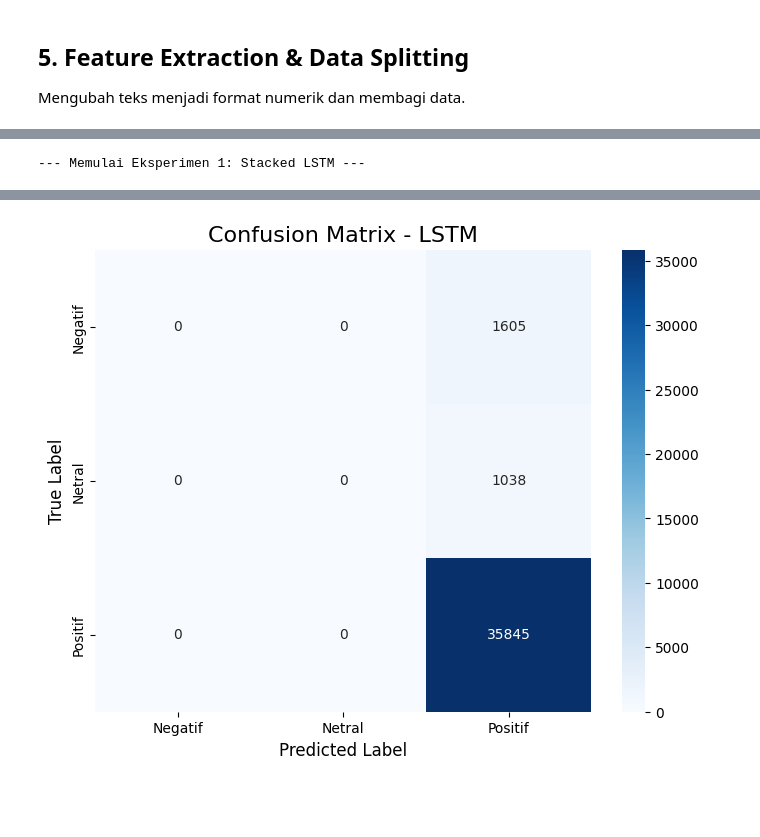
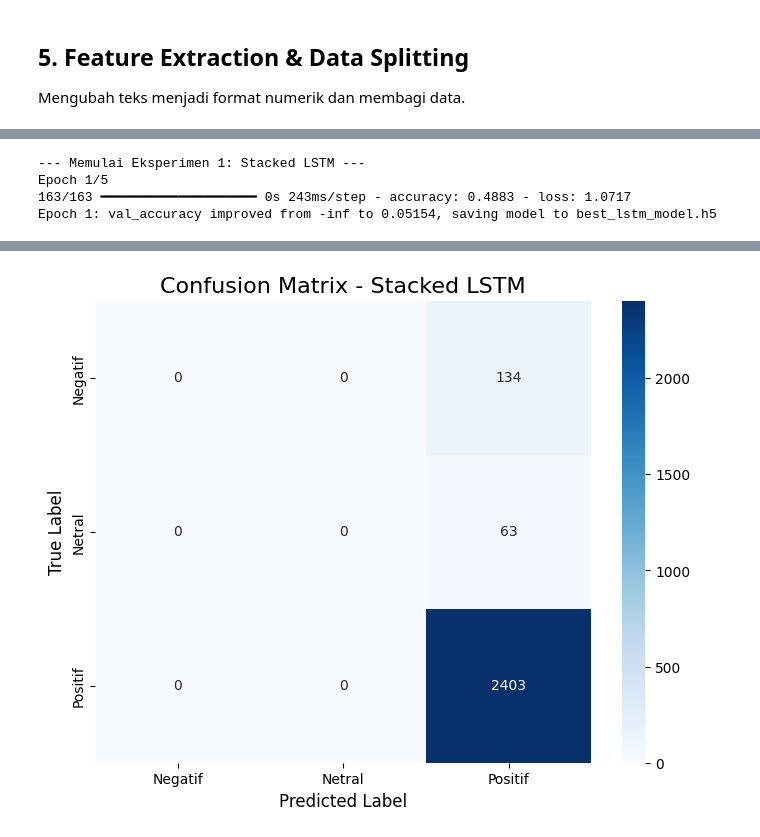
Before and after one commit to husainfadhlillah/dicoding-AppProductReview-SentimentAnalysis, a Jupyter notebook: pelatihan_model_sentiment_analysis_duolingo.ipynb, the cells around one changed output, grey strips where cells are left out. Drawn from its saved outputs; the diff is of its cells as text; code cells hidden in the pictures; blank space fills up the shorter version.

```diff
--- a/pelatihan_model_sentiment_analysis_duolingo.ipynb
+++ b/pelatihan_model_sentiment_analysis_duolingo.ipynb
@@ -65,9 +123,16 @@ Memuat dataset yang telah di-scrape dan melakukan pelabelan sentimen.
 # Memuat dataset dari file CSV
 df = pd.read_csv('dataset_duolingo.csv')
 
-# Menampilkan 5 data teratas dan informasi dasar
-print("Data Awal:")
+# Menampilkan 5 baris pertama
+print("\nLima baris pertama dari dataset:")
 print(df.head())
+
+# Menampilkan informasi dasar (tipe data, nilai non-null)
 print("\nInformasi Dataset:")
 df.info()
+
+# Memeriksa dan menghapus data duplikat jika ada
+initial_rows = len(df)
+df.drop_duplicates(inplace=True)
+print(f"\nJumlah baris duplikat yang dihapus: {initial_rows - len(df)}")
 # %% [output]
@@ -209,6 +267,10 @@ def preprocess_text(text):
     text = re.sub(r'[0-9]+', '', text)
     text = text.translate(str.maketrans('', '', string.punctuation))
     text = text.strip()
+    # Normalisasi Slang
+    words = text.split()
+    words = [slang_dict[word] if word in slang_dict else word for word in words]
+    text = " ".join(words)
     # Tokenizing: memecah teks menjadi token/kata
     tokens = word_tokenize(text)
     # Filtering (Stopword removal): menghapus kata-kata umum
@@ -293,5 +420,8 @@ X_test_tfidf = tfidf_vectorizer.transform(X_test)
 Melatih dan mengevaluasi tiga model berbeda untuk perbandingan.
 # %%
+# Inisialisasi dictionary untuk menyimpan hasil
+training_scheme_results = {}
+
 # --- Fungsi untuk Visualisasi Confusion Matrix ---
 def plot_confusion_matrix(y_true, y_pred, model_name): # agar bisa digunakan berulang kali untuk setiap model
     cm = confusion_matrix(y_true, y_pred)
@@ -306,50 +436,48 @@ def plot_confusion_matrix(y_true, y_pred, model_name): # agar bisa digunakan ber
 # %%
-# --- Eksperimen 1: Deep Learning - LSTM ---
+# --- Eksperimen 1: Deep Learning - Stacked LSTM ---
 # Target akurasi > 92%
+# Tokenisasi dan Padding untuk model LSTM (dilakukan pada data asli sebelum SMOTE)
+vocab_size = 10000; embedding_dim = 128; max_length = 150; trunc_type = 'post'; padding_type = 'post'; oov_tok = "<OOV>"
+tokenizer = Tokenizer(num_words=vocab_size, oov_token=oov_tok)
+tokenizer.fit_on_texts(X_train)
+X_train_pad = pad_sequences(tokenizer.texts_to_sequences(X_train), maxlen=max_length, padding=padding_type, truncating=trunc_type)
+X_test_pad = pad_sequences(tokenizer.texts_to_sequences(X_test), maxlen=max_length, padding=padding_type, truncating=trunc_type)
+y_train_cat = to_categorical(y_train, num_classes=3)
+y_test_cat = to_categorical(y_test, num_classes=3)
+
 print("\n--- Memulai Eksperimen 1: Stacked LSTM ---")
 model_lstm = Sequential([
     Embedding(vocab_size, embedding_dim, input_length=max_length),
     SpatialDropout1D(0.3),
-    # LSTM layer pertama dengan return_sequences=True untuk di-stack
     LSTM(64, dropout=0.3, recurrent_dropout=0.3, return_sequences=True),
-    # LSTM layer kedua
     LSTM(32, dropout=0.3, recurrent_dropout=0.3),
     Dense(3, activation='softmax')
 ])
+model_lstm.compile(loss='categorical_crossentropy', optimizer='adam', metrics=['accuracy'])
+model_checkpoint = ModelCheckpoint('best_lstm_model.h5', monitor='val_accuracy', save_best_only=True, verbose=1)
 
-model_lstm.compile(loss='categorical_crossentropy', optimizer='adam', metrics=['accuracy'])
-model_lstm.summary()
+# LSTM lebih baik ditangani dengan class_weight
+from sklearn.utils import class_weight
+class_weights = class_weight.compute_class_weight('balanced', classes=np.unique(y_train), y=y_train)
+class_weights_dict = dict(enumerate(class_weights))
 
-# Menggunakan EarlyStopping untuk mencegah overfitting
-early_stop = EarlyStopping(monitor='val_loss', patience=3, verbose=1)
-# ModelCheckpoint untuk menyimpan model terbaik saja
-model_checkpoint = ModelCheckpoint(
-    'best_lstm_model.h5', monitor='val_accuracy', save_best_only=True, verbose=1
-)
+history_lstm = model_lstm.fit(X_train_pad, y_train_cat, epochs=5, batch_size=64, validation_data=(X_test_pad, y_test_cat), callbacks=[model_checkpoint], class_weight=class_weights_dict, verbose=1)
 
-history_lstm = model_lstm.fit(
-    X_train_pad, y_train_cat,
-    epochs=20,
-    batch_size=64,
-    validation_data=(X_test_pad, y_test_cat),
-    callbacks=[early_stop, model_checkpoint],
-    verbose=1
-)
-
-# --- Evaluasi Model LSTM ---
-# Prediksi pada data uji
-y_pred_lstm_prob = model_lstm.predict(X_test_pad)
-y_pred_lstm = np.argmax(y_pred_lstm_prob, axis=1)
+# Evaluasi menggunakan model terbaik
+best_model_lstm = load_model('best_lstm_model.h5')
+y_pred_lstm = np.argmax(best_model_lstm.predict(X_test_pad), axis=1)
+train_acc_lstm = accuracy_score(y_train, np.argmax(best_model_lstm.predict(X_train_pad), axis=1))
+test_acc_lstm = accuracy_score(y_test, y_pred_lstm)
+training_scheme_results['Skema 1: Stacked LSTM (Class Weight)'] = {'train_acc': train_acc_lstm, 'test_acc': test_acc_lstm}
 
 # Laporan Klasifikasi
-print("\nLaporan Klasifikasi - LSTM:")
-report_lstm_text = classification_report(y_test, y_pred_lstm, target_names=labels)
-print(report_lstm_text)
-
-# Menyimpan hasil laporan untuk perbandingan akhir
-report_lstm_dict = classification_report(y_test, y_pred_lstm, target_names=labels, output_dict=True)
+print("\nLaporan Klasifikasi - Stacked LSTM:")
+print(classification_report(y_test, y_pred_lstm, target_names=labels))
 
 # Visualisasi Confusion Matrix
-plot_confusion_matrix(y_test, y_pred_lstm, "LSTM")
+plot_confusion_matrix(y_test, y_pred_lstm, "Stacked LSTM")
 # %% [output]
 --- Memulai Eksperimen 1: Stacked LSTM ---
+Epoch 1/5
+163/163 ━━━━━━━━━━━━━━━━━━━━ 0s 243ms/step - accuracy: 0.4883 - loss: 1.0717
+Epoch 1: val_accuracy improved from -inf to 0.05154, saving model to best_lstm_model.h5
@@ -395,2 +517,2 @@ weighted avg       0.87      0.93      0.90     38488
-[figure, old version]
+[figure, new version]
 # %% [markdown]
```
Also changed, not shown: parts of 29 cells of this notebook.
